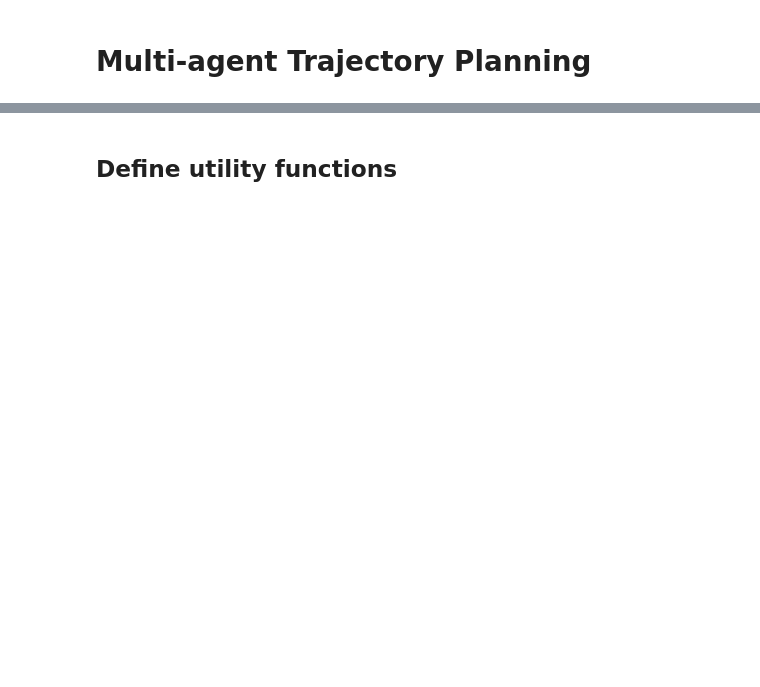
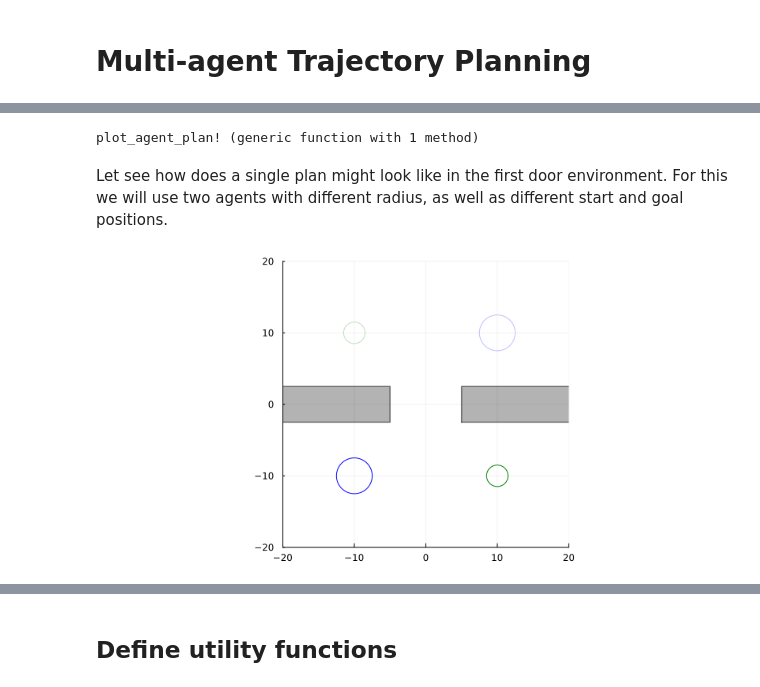
Before and after one commit to ReactiveBayes/RxInferExamples.jl, a Jupyter notebook: examples/Advanced Examples/Multi-agent Trajectory Planning/Multi-agent Trajectory Planning.ipynb, the cells around one changed output, grey strips where cells are left out. Drawn from its saved outputs; the diff is of its cells as text; code cells hidden in the pictures; blank space fills up the shorter version.

```diff
--- a/examples/Advanced Examples/Multi-agent Trajectory Planning/Multi-agent Trajectory Planning.ipynb
+++ b/examples/Advanced Examples/Multi-agent Trajectory Planning/Multi-agent Trajectory Planning.ipynb
@@ -9,0 +126,52 @@ using LinearAlgebra, RxInfer, Plots, LogExpFunctions
+# %%
+# Agent state, encodes position and velocity
+Base.@kwdef struct AgentState
+    radius::Float64
+    position::Tuple{Float64, Float64}
+    velocity::Tuple{Float64, Float64}
+end
+
+function plot_agent_state!(p, state::AgentState; color::String="red", marker::Symbol=:circle, markersize::Float64=10, alpha::Float64=1.0)
+    # Draw the agent as a circle with the given radius
+    θ = range(0, 2π, 100)
+    plot!(state.position[1] .+ state.radius .* cos.(θ), state.position[2] .+ state.radius .* sin.(θ); color=color, label="", alpha=alpha)
+    return p
+end
+
+# Agent plan, encodes start and goal states
+Base.@kwdef struct AgentPlan
+    start::AgentState
+    goal::AgentState
+end
+
+function plot_agent_plan!(p, plan::AgentPlan; color::String="red", markersize::Float64=10.0, alpha::Float64=1.0)
+    plot_agent_state!(p, plan.start, color = color, markersize = markersize, alpha = alpha, marker = :circle)
+    plot_agent_state!(p, plan.goal, color = color, markersize = markersize * 0.75, alpha = alpha * 0.25, marker = :star5)
+end
+# %% [output]
+plot_agent_plan! (generic function with 1 method)
+# %% [markdown]
+
+Let see how does a single plan might look like in the first door environment. For this we will use two agents with different radius, as well as different start and goal positions.
+# %%
+let pe = plot_environment(door_environment)
+    agent_1_radius = 2.5
+    agent_2_radius = 1.5
+
+    # Left bottom corner
+    agent_1_start = AgentState(position = (-10, -10), velocity = (0, 0), radius = agent_1_radius)
+    # Right top corner
+    agent_1_goal = AgentState(position = (10, 10), velocity = (0, 0), radius = agent_1_radius)
+    # Right bottom corner
+    agent_2_start = AgentState(position = (10, -10), velocity = (0, 0), radius = agent_2_radius)
+    # Left top corner
+    agent_2_goal = AgentState(position = (-10, 10), velocity = (0, 0), radius = agent_2_radius)
+
+    agent_1_plan = AgentPlan(start = agent_1_start, goal = agent_1_goal)
+    agent_2_plan = AgentPlan(start = agent_2_start, goal = agent_2_goal)
+
+    plot_agent_plan!(pe, agent_1_plan, color = "blue")
+    plot_agent_plan!(pe, agent_2_plan, color = "green")
+end
+# %% [output]
+[figure, added]
```
Also changed, not shown: parts of 32 cells of this notebook.
